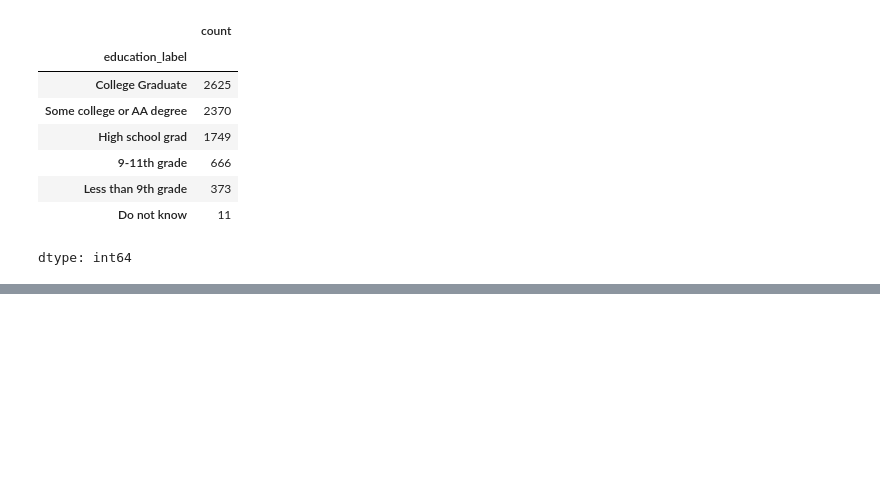
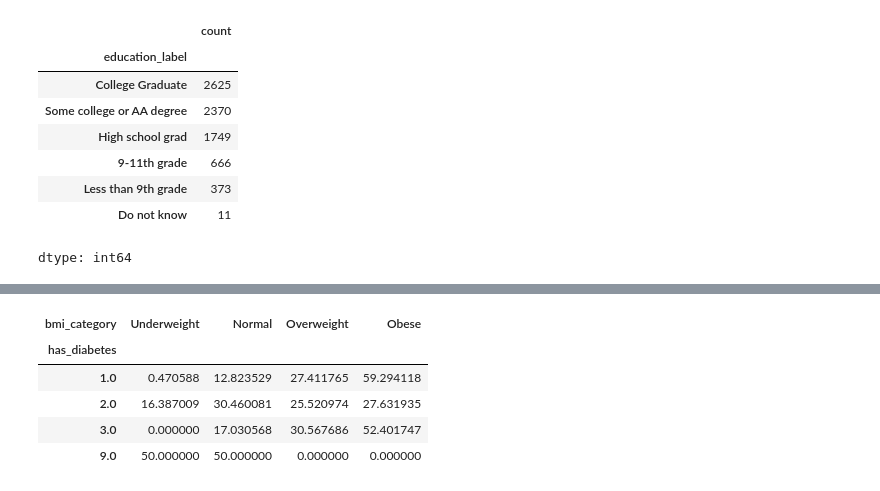
Before and after one commit to devincriniti/DSC_110, a Jupyter notebook: Data_Cleaning_&_Summarization.ipynb, the cells around one changed output, grey strips where cells are left out. Cells and saved outputs as stored; diff of their text form; code cells hidden in the pictures; blank space fills up the shorter version.

```diff
--- a/Data_Cleaning_&_Summarization.ipynb
+++ b/Data_Cleaning_&_Summarization.ipynb
@@ -245,0 +320,10 @@ dtype: int64
+# %%
+## here we are creating a proportion of how many people in each diabetes category have what BMI category, equaling 100
+pd.crosstab(df['has_diabetes'], df['bmi_category'], normalize='index') * 100
+# %% [output]
+| bmi_category | Underweight | Normal | Overweight | Obese |
+| has_diabetes |  |  |  |  |
+| 1.0 | 0.470588 | 12.823529 | 27.411765 | 59.294118 |
+| 2.0 | 16.387009 | 30.460081 | 25.520974 | 27.631935 |
+| 3.0 | 0.000000 | 17.030568 | 30.567686 | 52.401747 |
+| 9.0 | 50.000000 | 50.000000 | 0.000000 | 0.000000 |
```
Also changed, not shown: parts of 11 cells of this notebook.
